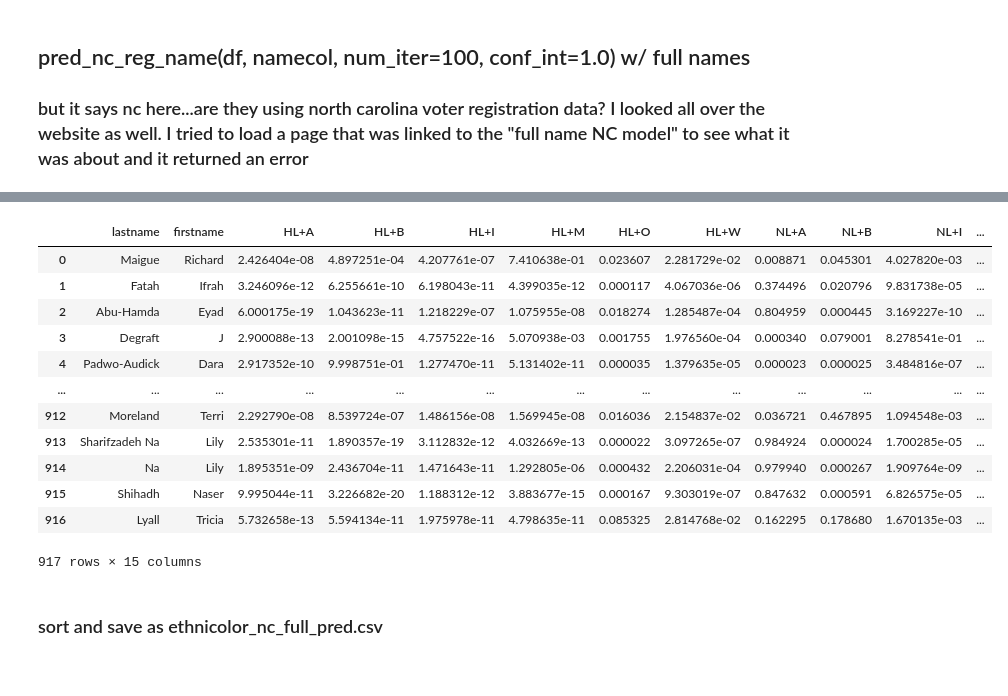
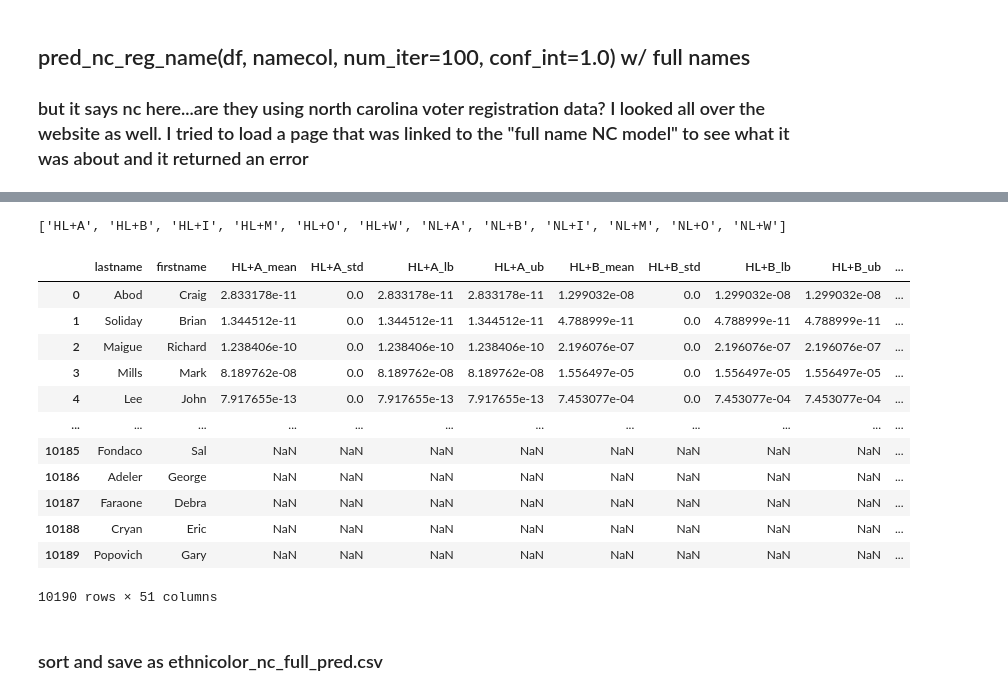
Before and after one commit to DSPG-Young-Scholars-Program/dspg23businessclimate, a Jupyter notebook: codes/NLPpredict.ipynb, the cells around one changed output, grey strips where cells are left out. Drawn from its saved outputs; the diff is of its cells as text; code cells hidden in the pictures.

```diff
--- a/codes/NLPpredict.ipynb
+++ b/codes/NLPpredict.ipynb
@@ -31,8 +31,8 @@ import pandas as pd
 
 
 #data fram we will use to test the nlp models
-mergent_true_df = pd.read_csv('../data/mergent_intellect_executives/sample.csv.xz')
-mergent_true_df #ask about search column, what does this mean
+mergent_true_df = pd.read_csv('../data/mergent_intellect_executives/mergent_executive_flagged.csv.xz')
+mergent_true_df.columns #ask about search column, what does this mean
 
 #data frame with just the first and the last names
 namesdf = pd.DataFrame(mergent_true_df, columns=['lastname', 'firstname'])
@@ -721,6 +606,6 @@ ddf
 ### but it says nc here...are they using north carolina voter registration data? I looked all over the website as well. I tried to load a page that was linked to the "full name NC model" to see what it was about and it returned an error
 # %%
 from ethnicolr import pred_nc_reg_name
-a = pred_nc_reg_name(namesdf, l, f, num_iter=100, conf_int=1.0)
-a
+z = pred_nc_reg_name(namesdf, l, f, num_iter=100, conf_int=.90)
+z
 # %% [output]
@@ -727,16 +618,17 @@ a
+['HL+A', 'HL+B', 'HL+I', 'HL+M', 'HL+O', 'HL+W', 'NL+A', 'NL+B', 'NL+I', 'NL+M', 'NL+O', 'NL+W']
-|  | lastname | firstname | HL+A | HL+B | HL+I | HL+M | HL+O | HL+W | NL+A | NL+B | NL+I | ... |
-| 0 | Maigue | Richard | 2.426404e-08 | 4.897251e-04 | 4.207761e-07 | 7.410638e-01 | 0.023607 | 2.281729e-02 | 0.008871 | 0.045301 | 4.027820e-03 | ... |
-| 1 | Fatah | Ifrah | 3.246096e-12 | 6.255661e-10 | 6.198043e-11 | 4.399035e-12 | 0.000117 | 4.067036e-06 | 0.374496 | 0.020796 | 9.831738e-05 | ... |
-| 2 | Abu-Hamda | Eyad | 6.000175e-19 | 1.043623e-11 | 1.218229e-07 | 1.075955e-08 | 0.018274 | 1.285487e-04 | 0.804959 | 0.000445 | 3.169227e-10 | ... |
-| 3 | Degraft | J | 2.900088e-13 | 2.001098e-15 | 4.757522e-16 | 5.070938e-03 | 0.001755 | 1.976560e-04 | 0.000340 | 0.079001 | 8.278541e-01 | ... |
-| 4 | Padwo-Audick | Dara | 2.917352e-10 | 9.998751e-01 | 1.277470e-11 | 5.131402e-11 | 0.000035 | 1.379635e-05 | 0.000023 | 0.000025 | 3.484816e-07 | ... |
-| ... | ... | ... | ... | ... | ... | ... | ... | ... | ... | ... | ... | ... |
-| 912 | Moreland | Terri | 2.292790e-08 | 8.539724e-07 | 1.486156e-08 | 1.569945e-08 | 0.016036 | 2.154837e-02 | 0.036721 | 0.467895 | 1.094548e-03 | ... |
-| 913 | Sharifzadeh Na | Lily | 2.535301e-11 | 1.890357e-19 | 3.112832e-12 | 4.032669e-13 | 0.000022 | 3.097265e-07 | 0.984924 | 0.000024 | 1.700285e-05 | ... |
-| 914 | Na | Lily | 1.895351e-09 | 2.436704e-11 | 1.471643e-11 | 1.292805e-06 | 0.000432 | 2.206031e-04 | 0.979940 | 0.000267 | 1.909764e-09 | ... |
-| 915 | Shihadh | Naser | 9.995044e-11 | 3.226682e-20 | 1.188312e-12 | 3.883677e-15 | 0.000167 | 9.303019e-07 | 0.847632 | 0.000591 | 6.826575e-05 | ... |
-| 916 | Lyall | Tricia | 5.732658e-13 | 5.594134e-11 | 1.975978e-11 | 4.798635e-11 | 0.085325 | 2.814768e-02 | 0.162295 | 0.178680 | 1.670135e-03 | ... |
+|  | lastname | firstname | HL+A_mean | HL+A_std | HL+A_lb | HL+A_ub | HL+B_mean | HL+B_std | HL+B_lb | HL+B_ub | ... |
+| 0 | Abod | Craig | 2.833178e-11 | 0.0 | 2.833178e-11 | 2.833178e-11 | 1.299032e-08 | 0.0 | 1.299032e-08 | 1.299032e-08 | ... |
+| 1 | Soliday | Brian | 1.344512e-11 | 0.0 | 1.344512e-11 | 1.344512e-11 | 4.788999e-11 | 0.0 | 4.788999e-11 | 4.788999e-11 | ... |
+| 2 | Maigue | Richard | 1.238406e-10 | 0.0 | 1.238406e-10 | 1.238406e-10 | 2.196076e-07 | 0.0 | 2.196076e-07 | 2.196076e-07 | ... |
+| 3 | Mills | Mark | 8.189762e-08 | 0.0 | 8.189762e-08 | 8.189762e-08 | 1.556497e-05 | 0.0 | 1.556497e-05 | 1.556497e-05 | ... |
+| 4 | Lee | John | 7.917655e-13 | 0.0 | 7.917655e-13 | 7.917655e-13 | 7.453077e-04 | 0.0 | 7.453077e-04 | 7.453077e-04 | ... |
+| ... | ... | ... | ... | ... | ... | ... | ... | ... | ... | ... | ... |
+| 10185 | Fondaco | Sal | NaN | NaN | NaN | NaN | NaN | NaN | NaN | NaN | ... |
+| 10186 | Adeler | George | NaN | NaN | NaN | NaN | NaN | NaN | NaN | NaN | ... |
+| 10187 | Faraone | Debra | NaN | NaN | NaN | NaN | NaN | NaN | NaN | NaN | ... |
+| 10188 | Cryan | Eric | NaN | NaN | NaN | NaN | NaN | NaN | NaN | NaN | ... |
+| 10189 | Popovich | Gary | NaN | NaN | NaN | NaN | NaN | NaN | NaN | NaN | ... |
-917 rows × 15 columns
+10190 rows × 51 columns
 # %%
 # / ***************************************************************************
 # Race codes
```
Also changed, not shown: parts of 26 cells of this notebook.
